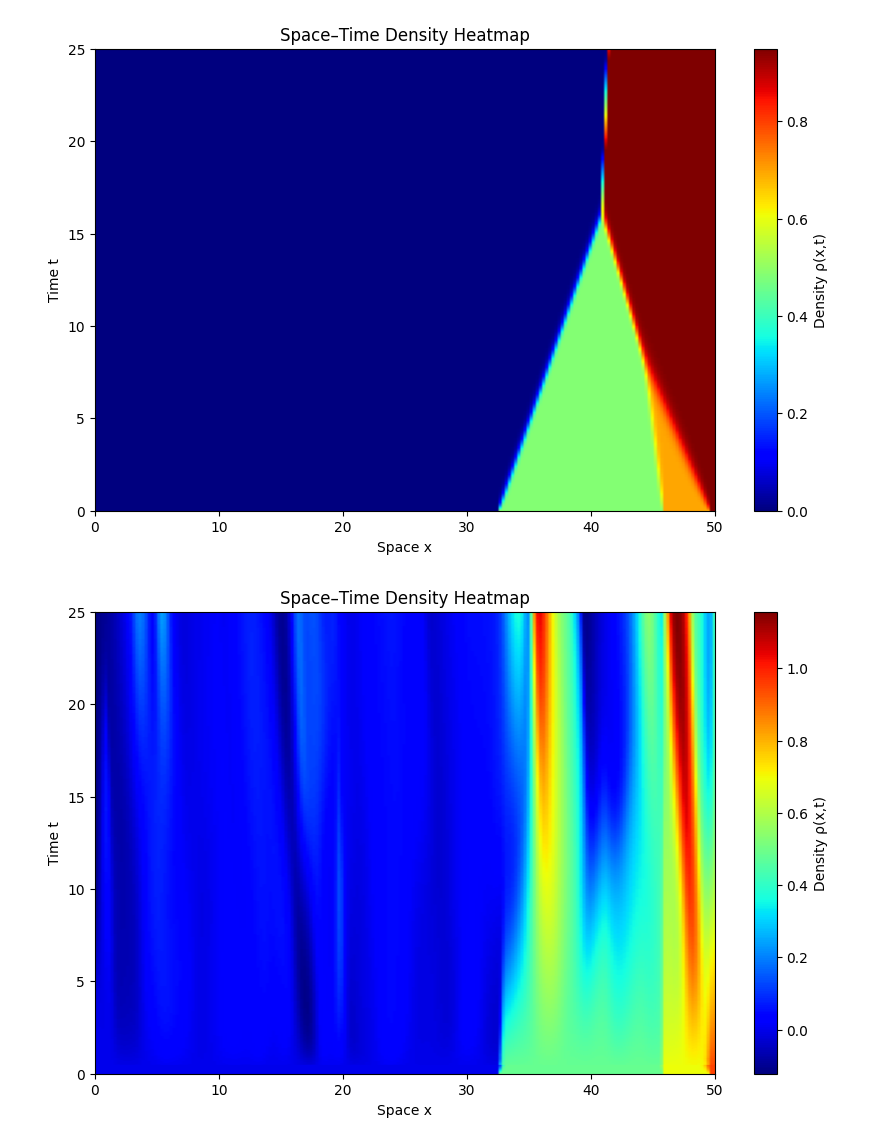
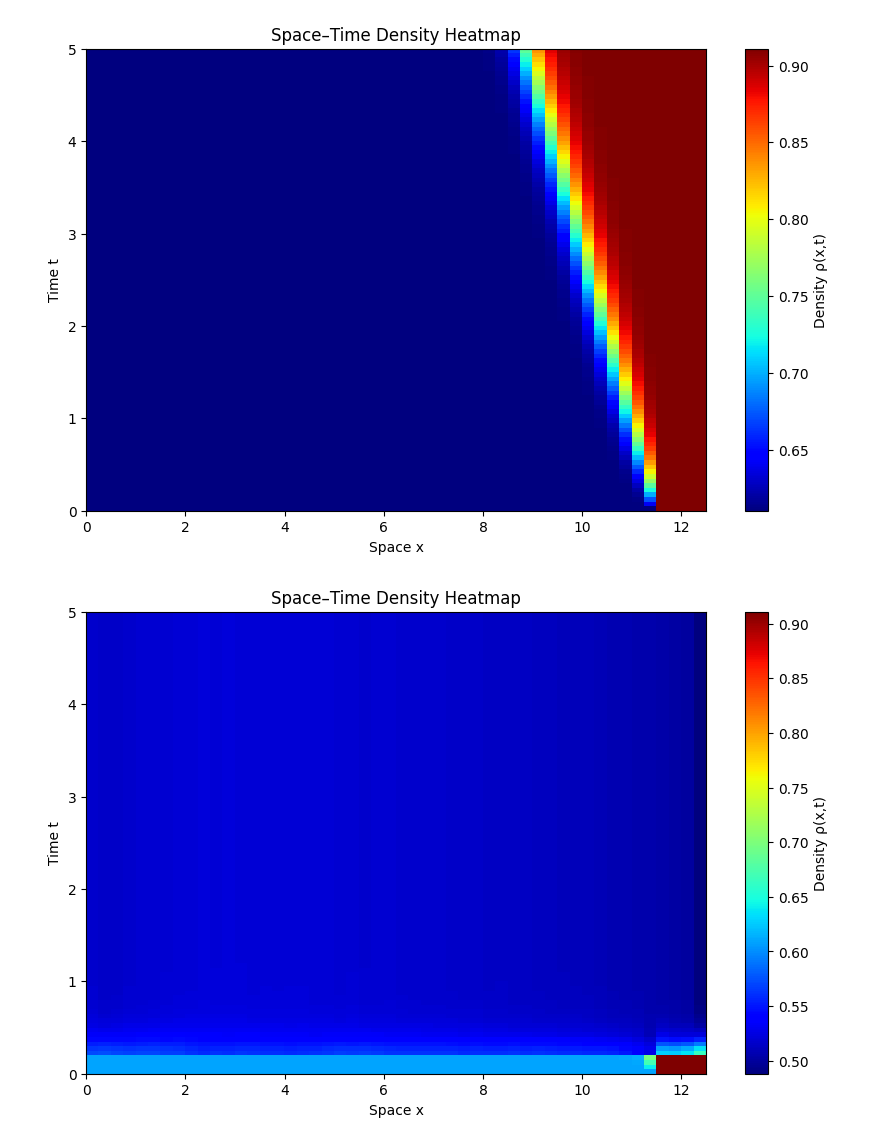
Before and after one commit to mchami02/saint-venant, a Jupyter notebook: operator_learning/operator_test.ipynb, the cells around one changed output. Drawn from its saved outputs; the diff is of its cells as text; code cells hidden in the pictures.

Commit message:
operator learning works on LWR

```diff
--- a/operator_learning/operator_test.ipynb
+++ b/operator_learning/operator_test.ipynb
@@ -10,15 +10,12 @@ if parent_dir not in sys.path:
 # %%
 from godunov_solver.solve_class import *
 
-nx = 200
-nt = 500
+nx = 50
+nt = 100
 dx = 0.25
 dt = 0.05
 bc = "GhostCell"
 ic = "RiemannProblem"
-grid = Grid(nx, nt, dx, dt, ic, bc, uL=0.2, uR=0.3, step=50)
-solver = GodunovLWR(flux=GreenshieldsFlux(vmax=1.0, rho_max=1.0))
-solver.solve(grid)
 # %%
 #import torch Dataset
 import torch
@@ -77,8 +88,8 @@ def train_autoreg_epoch(
     optimizer: torch.optim.Optimizer,
     device: torch.device,
     T: int,                 # history length
-    teach_prob: float = 0.3,# scheduled sampling prob of using ground truth
-    add_coord: bool = True, # append x \in [0,1] as a channel
+    teach_prob: float = 0.7,# scheduled sampling prob of using ground truth
+    add_coord: bool = False, # append x \in [0,1] as a channel
     clip_grad: float | None = None,
     loss_fn = nn.MSELoss(reduction="mean"),
 ):
@@ -119,10 +130,8 @@ def train_autoreg_epoch(
             # Expect model: (B, nx, Cin) -> (B, nx, C)
             # x_in is (B, nx, C_in) at this point
             x_in_cf = x_in.permute(0, 2, 1)     # -> (B, C_in, nx)
-
             pred_cf = model(x_in_cf)            # model expects (B, C_in, nx), returns (B, C, nx)
             pred = pred_cf.permute(0, 2, 1)     # -> (B, nx, C) to match your target
-
             # Ground truth for this step
             target = u[:, t, :, :]  # (B, nx, C)
 
@@ -176,9 +187,24 @@ train_autoreg_epoch(model, dataloader, optimizer, device, history_len)
 from tqdm import tqdm
 
 def train_model(model, dataloader, epochs, optimizer, device, history_len):
+    teach_probs = 1/np.linspace(1.0, 20.0, epochs)
+    # Learning rate scheduler: reduce lr every N epochs or exponentially
+    scheduler = torch.optim.lr_scheduler.StepLR(optimizer, step_size=5, gamma=0.5)  # halve every 5 epochs
     for epoch in tqdm(range(epochs)):
-        loss = train_autoreg_epoch(model, dataloader, optimizer, device, history_len)
-        print(f"Epoch {epoch+1} loss: {loss}")
+        loss = train_autoreg_epoch(model, dataloader, optimizer, device, history_len, teach_prob=teach_probs[epoch])
+        scheduler.step()  # update lr
+        current_lr = optimizer.param_groups[0]['lr']
+        print(f"Epoch {epoch+1} loss: {loss} lr {current_lr:.6f}")
 
-train_model(model, dataloader, 50, optimizer, device, history_len)
+optimizer = torch.optim.Adam(model.parameters(), lr=0.001)
+train_model(model, dataloader, 20, optimizer, device, history_len)
+
+# optimizer = torch.optim.Adam(model.parameters(), lr=0.001)
+# train_model(model, dataloader, 3, optimizer, device, history_len, teach_prob=0.7)
+
+# optimizer = torch.optim.Adam(model.parameters(), lr=0.001)
+# train_model(model, dataloader, 3, optimizer, device, history_len, teach_prob=0.3)
+
+# optimizer = torch.optim.Adam(model.parameters(), lr=0.001)
+# train_model(model, dataloader, 3, optimizer, device, history_len, teach_prob=0.0)
 # %% [output]
@@ -204,5 +230,7 @@ plot_grid_density(dataset[1], nx, nt, dx, dt)
 # %%
-def autoreg_rollout(model, u, T, add_coord=True):
+from godunov_solver.plotter import plot_grid_density
+
+def autoreg_rollout(model, u, T, add_coord=False):
     """
     u:   (B, nt, nx, C) full ground truth grid (only first T steps used)
     T:   history length
@@ -230,34 +258,35 @@ def autoreg_rollout(model, u, T, add_coord=True):
         for t in range(T, nt):
             # --- build model input ---
             # Stack window: (B, T, nx, C) -> (B, nx, T*C)
             B_, T_, nx_, C_ = win.shape
             x_in = win.permute(0, 2, 1, 3).reshape(B, nx, T * C)
 
             # append coordinate channel if desired
             if add_coord:
                 x_in = torch.cat([x_in, x], dim=-1)     # (B, nx, T*C+1)
 
             # permute to channels-first for FNO
             x_in_cf = x_in.permute(0, 2, 1)            # (B, C_in, nx)
 
             # --- predict next frame ---
             pred_cf = model(x_in_cf)                   # (B, C, nx)
             pred = pred_cf.permute(0, 2, 1)            # (B, nx, C)
 
             # write prediction into output buffer
             out[:, t] = pred
 
             # update window: drop oldest, append prediction
             if T > 1:
                 win = torch.cat([win[:, 1:], pred.unsqueeze(1)], dim=1)
             else:
                 win = pred.unsqueeze(1)
 
         return out
 
-pred = autoreg_rollout(model, dataset[2].unsqueeze(0).to(device), history_len)
-plot_grid_density(dataset[2], nx, nt, dx, dt)
+idx = 3
+pred = autoreg_rollout(model, dataset[idx].unsqueeze(0).to(device), history_len)
+plot_grid_density(dataset[idx], nx, nt, dx, dt)
 plot_grid_density(pred[0].cpu().numpy(), nx, nt, dx, dt)
 # %% [output]
-[figure, old version]
+[figure, new version]
-[figure, old version]
+[figure, new version]
```
Also changed, not shown: parts of 4 cells of this notebook, 1 other file.
